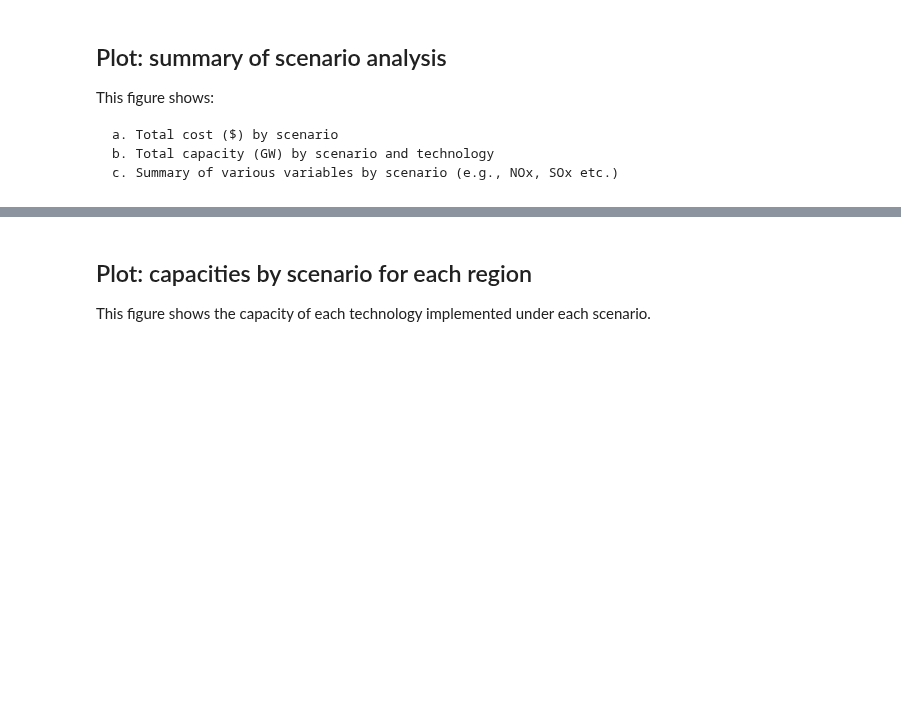
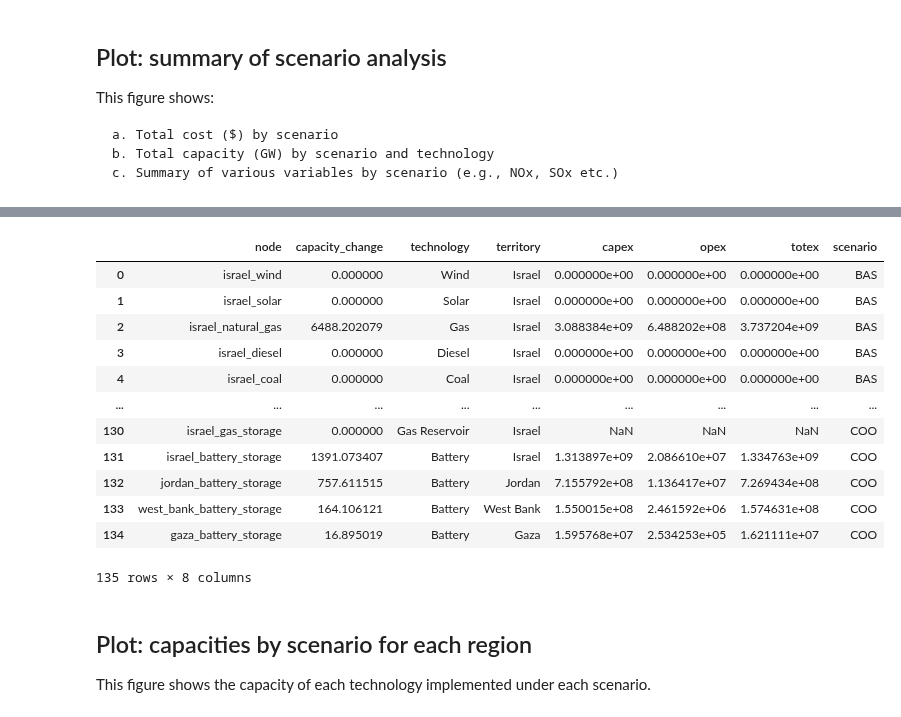
Before and after one commit to amanmajid/nextra, a Jupyter notebook: analysis/icae_results.ipynb, the cells around one changed output, grey strips where cells are left out. Drawn from its saved outputs; the diff is of its cells as text; code cells hidden in the pictures; blank space fills up the shorter version.

```diff
--- a/analysis/icae_results.ipynb
+++ b/analysis/icae_results.ipynb
@@ -273,3 +273,21 @@ f.savefig('../outputs/figures/scenario_analysis.pdf',bbox_inches='tight')
+# %%
+costs = merge_cost_data(results)
+
+costs
+# %% [output]
+|  | node | capacity_change | technology | territory | capex | opex | totex | scenario |
+| 0 | israel_wind | 0.000000 | Wind | Israel | 0.000000e+00 | 0.000000e+00 | 0.000000e+00 | BAS |
+| 1 | israel_solar | 0.000000 | Solar | Israel | 0.000000e+00 | 0.000000e+00 | 0.000000e+00 | BAS |
+| 2 | israel_natural_gas | 6488.202079 | Gas | Israel | 3.088384e+09 | 6.488202e+08 | 3.737204e+09 | BAS |
+| 3 | israel_diesel | 0.000000 | Diesel | Israel | 0.000000e+00 | 0.000000e+00 | 0.000000e+00 | BAS |
+| 4 | israel_coal | 0.000000 | Coal | Israel | 0.000000e+00 | 0.000000e+00 | 0.000000e+00 | BAS |
+| ... | ... | ... | ... | ... | ... | ... | ... | ... |
+| 130 | israel_gas_storage | 0.000000 | Gas Reservoir | Israel | NaN | NaN | NaN | COO |
+| 131 | israel_battery_storage | 1391.073407 | Battery | Israel | 1.313897e+09 | 2.086610e+07 | 1.334763e+09 | COO |
+| 132 | jordan_battery_storage | 757.611515 | Battery | Jordan | 7.155792e+08 | 1.136417e+07 | 7.269434e+08 | COO |
+| 133 | west_bank_battery_storage | 164.106121 | Battery | West Bank | 1.550015e+08 | 2.461592e+06 | 1.574631e+08 | COO |
+| 134 | gaza_battery_storage | 16.895019 | Battery | Gaza | 1.595768e+07 | 2.534253e+05 | 1.621111e+07 | COO |
+135 rows × 8 columns
 # %% [markdown]
 ## Plot: capacities by scenario for each region
 
```
Also changed, not shown: parts of 12 cells of this notebook, 10 other files.
